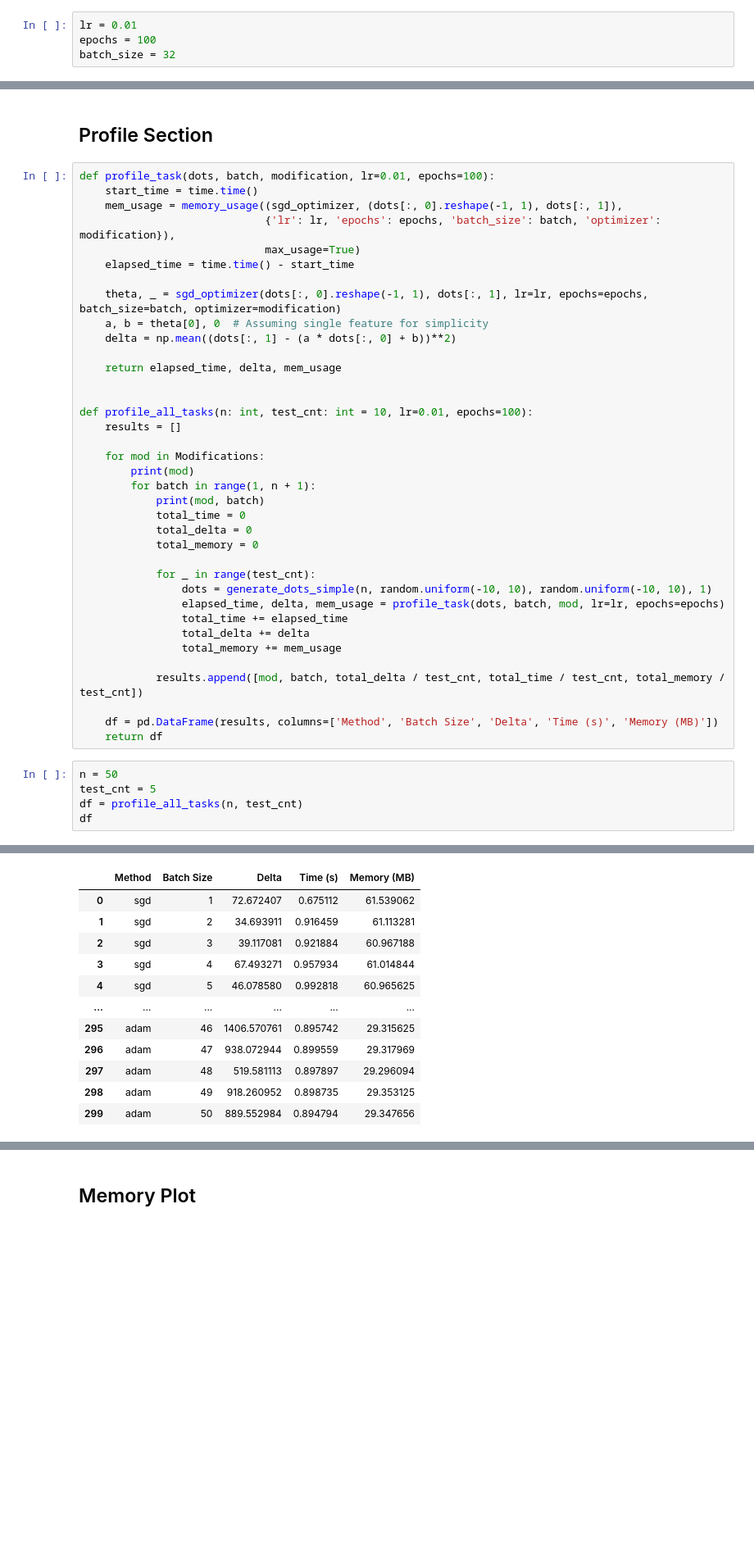
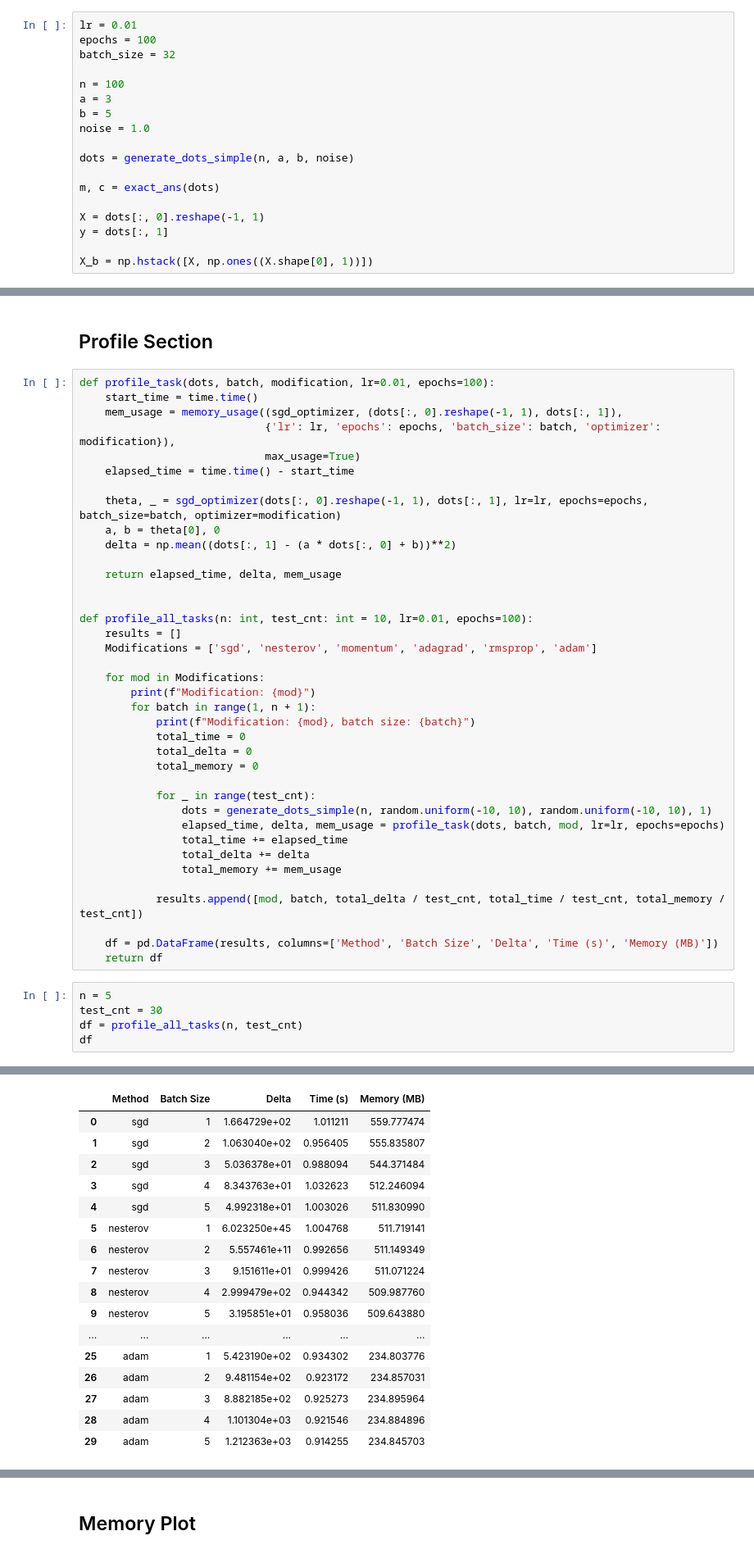
Before and after one commit to OptimizationMethods/MetOpt3, a Jupyter notebook: lab3.ipynb, the cells around one changed output, grey strips where cells are left out. Shown: that part at 82% size. Cells and saved outputs as stored; diff of their text form; blank space fills up the shorter version.

```diff
--- a/lab3.ipynb
+++ b/lab3.ipynb
@@ -121,6 +205,20 @@ def exact_ans(dots):
 lr = 0.01
 epochs = 100
 batch_size = 32
+
+n = 100
+a = 3
+b = 5
+noise = 1.0
+
+dots = generate_dots_simple(n, a, b, noise)
+
+m, c = exact_ans(dots)
+
+X = dots[:, 0].reshape(-1, 1)
+y = dots[:, 1]
+
+X_b = np.hstack([X, np.ones((X.shape[0], 1))])
 # %% [markdown]
 ### Default GD
 # %%
@@ -158,7 +256,7 @@ def profile_task(dots, batch, modification, lr=0.01, epochs=100):
     elapsed_time = time.time() - start_time
 
     theta, _ = sgd_optimizer(dots[:, 0].reshape(-1, 1), dots[:, 1], lr=lr, epochs=epochs, batch_size=batch, optimizer=modification)
-    a, b = theta[0], 0  # Assuming single feature for simplicity
+    a, b = theta[0], 0
     delta = np.mean((dots[:, 1] - (a * dots[:, 0] + b))**2)
 
     return elapsed_time, delta, mem_usage
@@ -166,11 +264,12 @@ def profile_task(dots, batch, modification, lr=0.01, epochs=100):
 
 def profile_all_tasks(n: int, test_cnt: int = 10, lr=0.01, epochs=100):
     results = []
+    Modifications = ['sgd', 'nesterov', 'momentum', 'adagrad', 'rmsprop', 'adam']
 
     for mod in Modifications:
-        print(mod)
+        print(f"Modification: {mod}")
         for batch in range(1, n + 1):
-            print(mod, batch)
+            print(f"Modification: {mod}, batch size: {batch}")
             total_time = 0
             total_delta = 0
             total_memory = 0
@@ -187,8 +286,8 @@ def profile_all_tasks(n: int, test_cnt: int = 10, lr=0.01, epochs=100):
     df = pd.DataFrame(results, columns=['Method', 'Batch Size', 'Delta', 'Time (s)', 'Memory (MB)'])
     return df
 # %%
-n = 50
-test_cnt = 5
+n = 5
+test_cnt = 30
 df = profile_all_tasks(n, test_cnt)
 df
 # %% [output]
@@ -195,12 +311,17 @@ df
 |  | Method | Batch Size | Delta | Time (s) | Memory (MB) |
-| 0 | sgd | 1 | 72.672407 | 0.675112 | 61.539062 |
-| 1 | sgd | 2 | 34.693911 | 0.916459 | 61.113281 |
-| 2 | sgd | 3 | 39.117081 | 0.921884 | 60.967188 |
-| 3 | sgd | 4 | 67.493271 | 0.957934 | 61.014844 |
-| 4 | sgd | 5 | 46.078580 | 0.992818 | 60.965625 |
+| 0 | sgd | 1 | 1.664729e+02 | 1.011211 | 559.777474 |
+| 1 | sgd | 2 | 1.063040e+02 | 0.956405 | 555.835807 |
+| 2 | sgd | 3 | 5.036378e+01 | 0.988094 | 544.371484 |
+| 3 | sgd | 4 | 8.343763e+01 | 1.032623 | 512.246094 |
+| 4 | sgd | 5 | 4.992318e+01 | 1.003026 | 511.830990 |
+| 5 | nesterov | 1 | 6.023250e+45 | 1.004768 | 511.719141 |
+| 6 | nesterov | 2 | 5.557461e+11 | 0.992656 | 511.149349 |
+| 7 | nesterov | 3 | 9.151611e+01 | 0.999426 | 511.071224 |
+| 8 | nesterov | 4 | 2.999479e+02 | 0.944342 | 509.987760 |
+| 9 | nesterov | 5 | 3.195851e+01 | 0.958036 | 509.643880 |
 | ... | ... | ... | ... | ... | ... |
-| 295 | adam | 46 | 1406.570761 | 0.895742 | 29.315625 |
-| 296 | adam | 47 | 938.072944 | 0.899559 | 29.317969 |
-| 297 | adam | 48 | 519.581113 | 0.897897 | 29.296094 |
-| 298 | adam | 49 | 918.260952 | 0.898735 | 29.353125 |
-| 299 | adam | 50 | 889.552984 | 0.894794 | 29.347656 |
+| 25 | adam | 1 | 5.423190e+02 | 0.934302 | 234.803776 |
+| 26 | adam | 2 | 9.481154e+02 | 0.923172 | 234.857031 |
+| 27 | adam | 3 | 8.882185e+02 | 0.925273 | 234.895964 |
+| 28 | adam | 4 | 1.101304e+03 | 0.921546 | 234.884896 |
+| 29 | adam | 5 | 1.212363e+03 | 0.914255 | 234.845703 |
```
Also changed, not shown: parts of 15 cells of this notebook, 1 other file.
